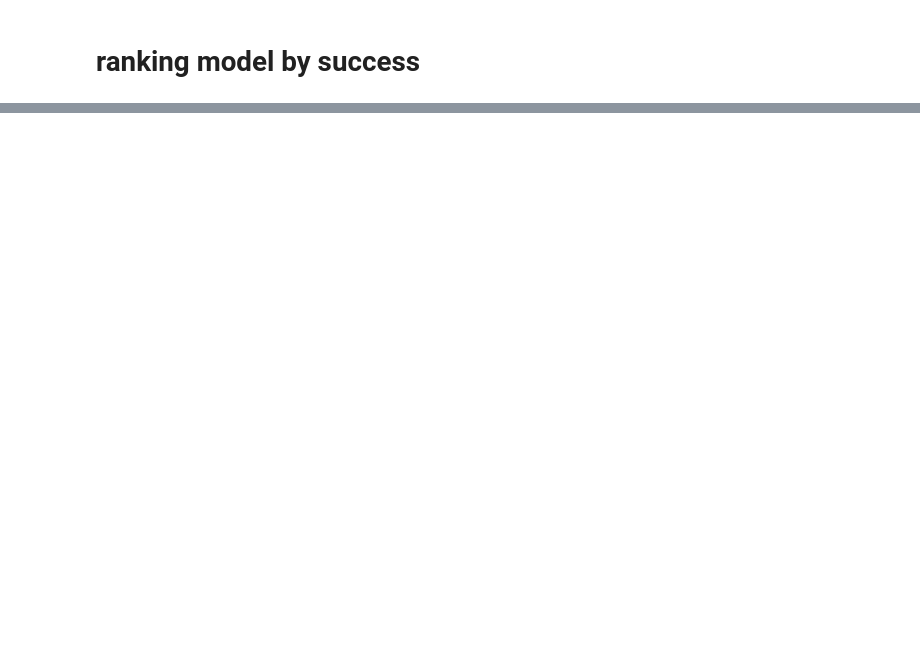
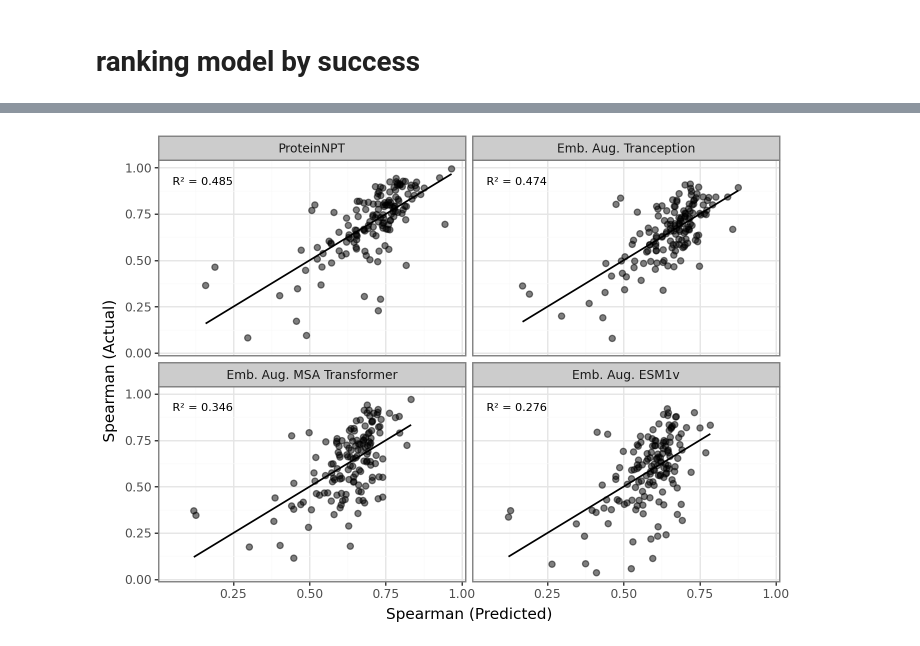
Before and after one commit to ziul-bio/DMS-SiteEffect-PLM, a Jupyter notebook: notebooks/protGym.ipynb, the cells around one changed output, grey strips where cells are left out. Cells and saved outputs as stored; diff of their text form; code cells hidden in the pictures; blank space fills up the shorter version.

```diff
--- a/notebooks/protGym.ipynb
+++ b/notebooks/protGym.ipynb
@@ -489,0 +410,7 @@ plot#.save('../experiments/figures/supp6_predicting_performance.png', dpi=600)
+# %%
+res_df = pd.read_csv('../experiments/compiled_results/protein_gym_plus_var_metrics_pred_success.csv')
+
+top4 = res_df.query('model_name != "Kermut"').copy()
+cats = ['ProteinNPT', 'Emb. Aug. Tranception', 'Emb. Aug. MSA Transformer', 'Emb. Aug. ESM1v']
+
+top4["model_name"] = pd.Categorical(top4["model_name"], categories= cats) #.cat.remove_categories(["Kermut"])
@@ -489,0 +432,28 @@ plot#.save('../experiments/figures/supp6_predicting_performance.png', dpi=600)
+# %%
+p1 = (
+    pln.ggplot(top4, pln.aes(y='y_true', x='y_pred'))
+    + pln.geom_point(size=2, alpha=0.5)
+    + pln.geom_smooth(method='lm', se=False, alpha=1, size=0.7)
+    + pln.theme_bw()
+    + pln.facet_wrap('~model_name', ncol=2, drop=True)
+    + pln.labs(
+        x='Spearman (Predicted)',
+        y='Spearman (Actual)'
+        )
+    + pln.theme(
+        legend_position='top',
+        figure_size=(7, 5)
+        )
+    + pln.geom_text(
+        size=8,
+        data=ann,
+        mapping=pln.aes(x=0.05, y=0.95, label='r2_label'),
+        ha='left', va='top',
+        inherit_aes=False
+    )
+
+)
+
+p1#.save('../experiments/top5_actual_x_predicted_protGym.png', dpi=600)
+# %% [output]
+[figure, added]
```
Also changed, not shown: parts of 25 cells of this notebook, 4 other files.
